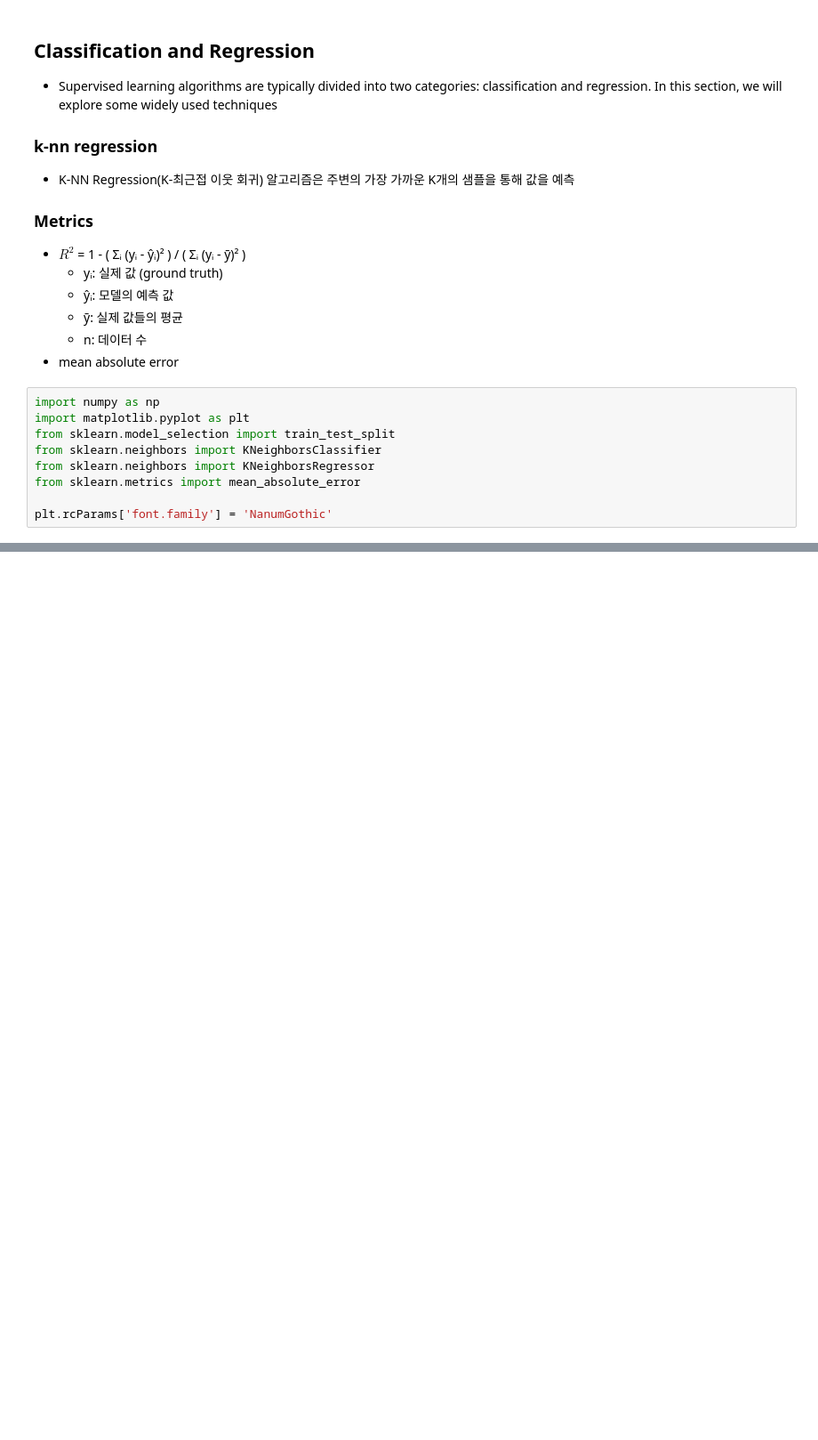
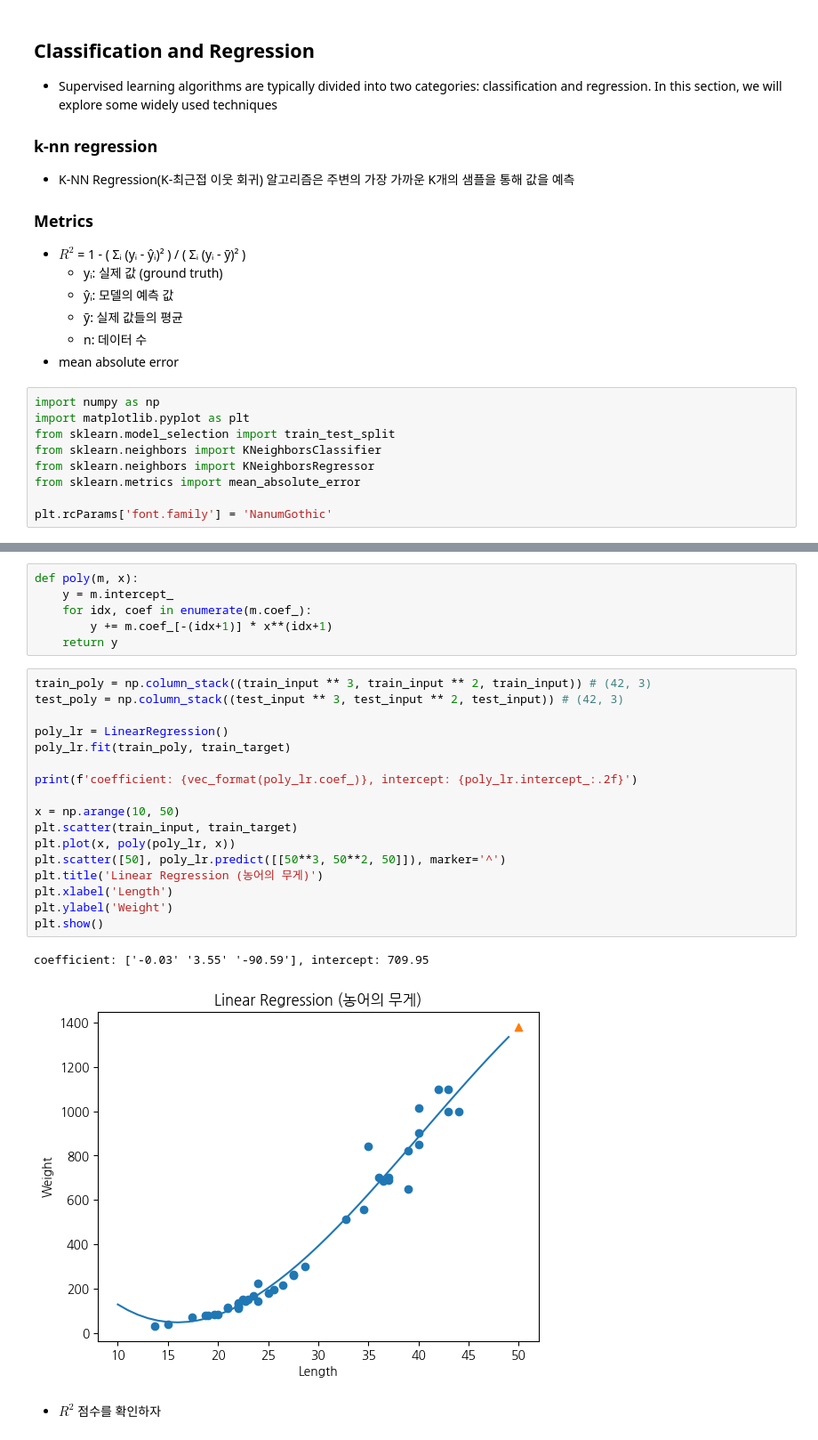
Before and after one commit to i-dongik/pandas-tutorial, a Jupyter notebook: machine-learning(KOR)/regression.ipynb, the cells around one changed output, grey strips where cells are left out. Shown at 89% size. Drawn from its saved outputs; the diff is of its cells as text; blank space fills up the shorter version.

```diff
--- a/machine-learning(KOR)/regression.ipynb
+++ b/machine-learning(KOR)/regression.ipynb
@@ -83,0 +188,28 @@ n_neighbors=10 [R-square error: 0.97, mae: 39.24]
+# %%
+def poly(m, x):
+    y = m.intercept_
+    for idx, coef in enumerate(m.coef_):
+        y += m.coef_[-(idx+1)] * x**(idx+1)
+    return y
+# %%
+train_poly = np.column_stack((train_input ** 3, train_input ** 2, train_input)) # (42, 3)
+test_poly = np.column_stack((test_input ** 3, test_input ** 2, test_input)) # (42, 3)
+
+poly_lr = LinearRegression()
+poly_lr.fit(train_poly, train_target)
+
+print(f'coefficient: {vec_format(poly_lr.coef_)}, intercept: {poly_lr.intercept_:.2f}')
+
+x = np.arange(10, 50)
+plt.scatter(train_input, train_target)
+plt.plot(x, poly(poly_lr, x))
+plt.scatter([50], poly_lr.predict([[50**3, 50**2, 50]]), marker='^')
+plt.title('Linear Regression (농어의 무게)')
+plt.xlabel('Length')
+plt.ylabel('Weight')
+plt.show()
+# %% [output]
+coefficient: ['-0.03' '3.55' '-90.59'], intercept: 709.95
+[figure, added]
+# %% [markdown]
+- $ R^2$ 점수를 확인하자
```
Also changed, not shown: parts of 19 cells of this notebook, 2 other files.
